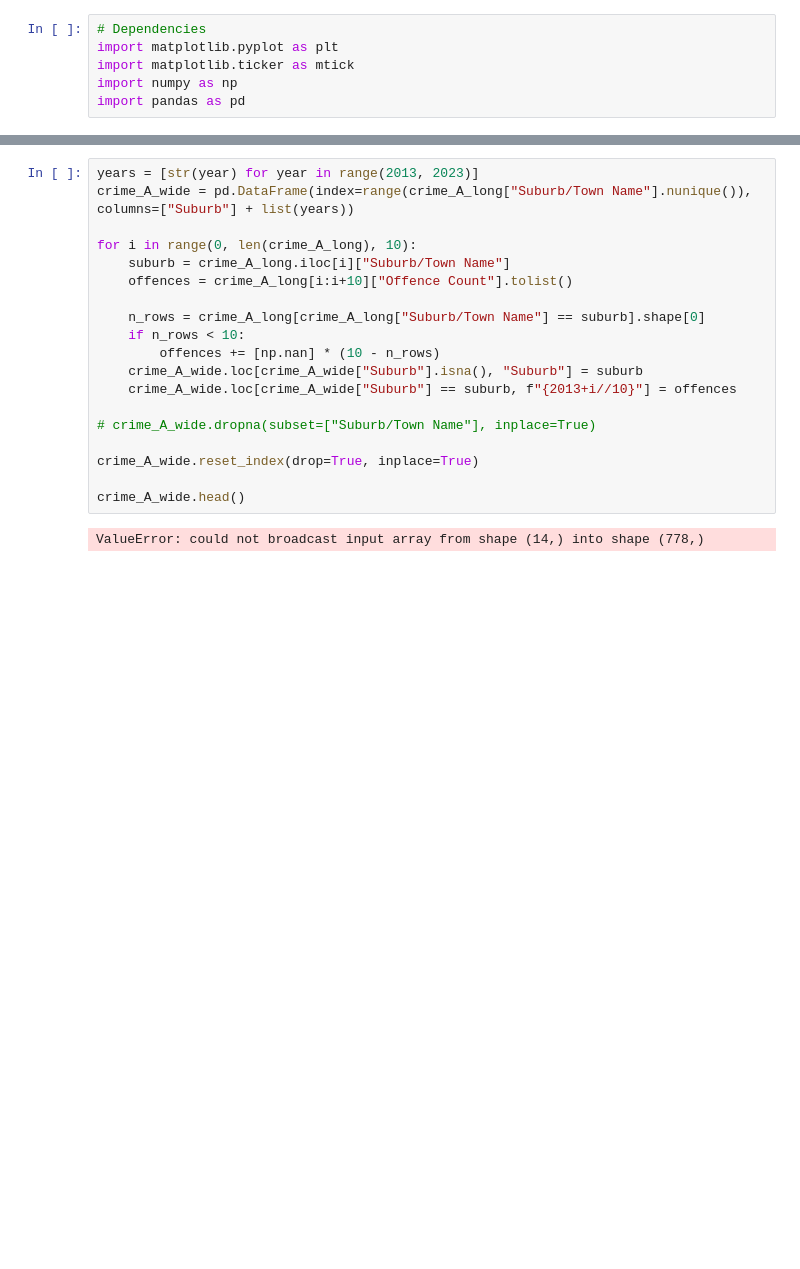
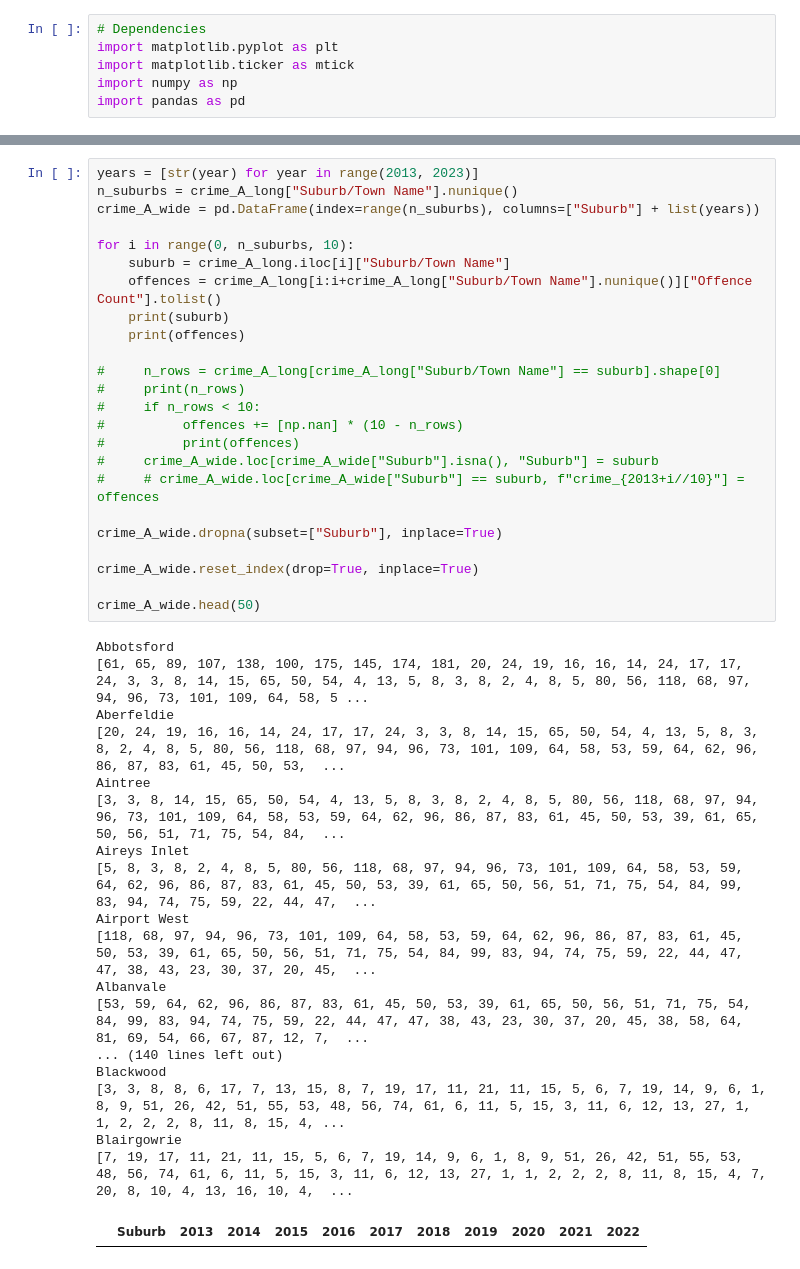
Before and after one commit to rsamma1606/proj-one-group-8, a Jupyter notebook: crime_vs_property_plotting and stats.ipynb, the cells around one changed output, grey strips where cells are left out. Drawn from its saved outputs; the diff is of its cells as text; blank space fills up the shorter version.

```diff
--- a/crime_vs_property_plotting and stats.ipynb
+++ b/crime_vs_property_plotting and stats.ipynb
@@ -128,21 +128,43 @@ temp
 # %%
 years = [str(year) for year in range(2013, 2023)]
-crime_A_wide = pd.DataFrame(index=range(crime_A_long["Suburb/Town Name"].nunique()), columns=["Suburb"] + list(years))
+n_suburbs = crime_A_long["Suburb/Town Name"].nunique()
+crime_A_wide = pd.DataFrame(index=range(n_suburbs), columns=["Suburb"] + list(years))
 
-for i in range(0, len(crime_A_long), 10):
+for i in range(0, n_suburbs, 10):
     suburb = crime_A_long.iloc[i]["Suburb/Town Name"]
-    offences = crime_A_long[i:i+10]["Offence Count"].tolist()
+    offences = crime_A_long[i:i+crime_A_long["Suburb/Town Name"].nunique()]["Offence Count"].tolist()
+    print(suburb)
+    print(offences)
 
-    n_rows = crime_A_long[crime_A_long["Suburb/Town Name"] == suburb].shape[0]
-    if n_rows < 10:
-        offences += [np.nan] * (10 - n_rows)
-    crime_A_wide.loc[crime_A_wide["Suburb"].isna(), "Suburb"] = suburb
-    crime_A_wide.loc[crime_A_wide["Suburb"] == suburb, f"{2013+i//10}"] = offences
+#     n_rows = crime_A_long[crime_A_long["Suburb/Town Name"] == suburb].shape[0]
+#     print(n_rows)
+#     if n_rows < 10:
+#          offences += [np.nan] * (10 - n_rows)
+#          print(offences)
+#     crime_A_wide.loc[crime_A_wide["Suburb"].isna(), "Suburb"] = suburb
+#     # crime_A_wide.loc[crime_A_wide["Suburb"] == suburb, f"crime_{2013+i//10}"] = offences
 
-# crime_A_wide.dropna(subset=["Suburb/Town Name"], inplace=True)
+crime_A_wide.dropna(subset=["Suburb"], inplace=True)
 
 crime_A_wide.reset_index(drop=True, inplace=True)
 
-crime_A_wide.head()
+crime_A_wide.head(50)
 # %% [output]
-ValueError: could not broadcast input array from shape (14,) into shape (778,)
+Abbotsford
+[61, 65, 89, 107, 138, 100, 175, 145, 174, 181, 20, 24, 19, 16, 16, 14, 24, 17, 17, 24, 3, 3, 8, 14, 15, 65, 50, 54, 4, 13, 5, 8, 3, 8, 2, 4, 8, 5, 80, 56, 118, 68, 97, 94, 96, 73, 101, 109, 64, 58, 5 ...
+Aberfeldie
+[20, 24, 19, 16, 16, 14, 24, 17, 17, 24, 3, 3, 8, 14, 15, 65, 50, 54, 4, 13, 5, 8, 3, 8, 2, 4, 8, 5, 80, 56, 118, 68, 97, 94, 96, 73, 101, 109, 64, 58, 53, 59, 64, 62, 96, 86, 87, 83, 61, 45, 50, 53,  ...
+Aintree
+[3, 3, 8, 14, 15, 65, 50, 54, 4, 13, 5, 8, 3, 8, 2, 4, 8, 5, 80, 56, 118, 68, 97, 94, 96, 73, 101, 109, 64, 58, 53, 59, 64, 62, 96, 86, 87, 83, 61, 45, 50, 53, 39, 61, 65, 50, 56, 51, 71, 75, 54, 84,  ...
+Aireys Inlet
+[5, 8, 3, 8, 2, 4, 8, 5, 80, 56, 118, 68, 97, 94, 96, 73, 101, 109, 64, 58, 53, 59, 64, 62, 96, 86, 87, 83, 61, 45, 50, 53, 39, 61, 65, 50, 56, 51, 71, 75, 54, 84, 99, 83, 94, 74, 75, 59, 22, 44, 47,  ...
+Airport West
+[118, 68, 97, 94, 96, 73, 101, 109, 64, 58, 53, 59, 64, 62, 96, 86, 87, 83, 61, 45, 50, 53, 39, 61, 65, 50, 56, 51, 71, 75, 54, 84, 99, 83, 94, 74, 75, 59, 22, 44, 47, 47, 38, 43, 23, 30, 37, 20, 45,  ...
+Albanvale
+[53, 59, 64, 62, 96, 86, 87, 83, 61, 45, 50, 53, 39, 61, 65, 50, 56, 51, 71, 75, 54, 84, 99, 83, 94, 74, 75, 59, 22, 44, 47, 47, 38, 43, 23, 30, 37, 20, 45, 38, 58, 64, 81, 69, 54, 66, 67, 87, 12, 7,  ...
+... (140 lines left out)
+Blackwood
+[3, 3, 8, 8, 6, 17, 7, 13, 15, 8, 7, 19, 17, 11, 21, 11, 15, 5, 6, 7, 19, 14, 9, 6, 1, 8, 9, 51, 26, 42, 51, 55, 53, 48, 56, 74, 61, 6, 11, 5, 15, 3, 11, 6, 12, 13, 27, 1, 1, 2, 2, 2, 8, 11, 8, 15, 4, ...
+Blairgowrie
+[7, 19, 17, 11, 21, 11, 15, 5, 6, 7, 19, 14, 9, 6, 1, 8, 9, 51, 26, 42, 51, 55, 53, 48, 56, 74, 61, 6, 11, 5, 15, 3, 11, 6, 12, 13, 27, 1, 1, 2, 2, 2, 8, 11, 8, 15, 4, 7, 20, 8, 10, 4, 13, 16, 10, 4,  ...
+|  | Suburb | 2013 | 2014 | 2015 | 2016 | 2017 | 2018 | 2019 | 2020 | 2021 | 2022 |
```
Also changed, not shown: parts of 3 cells of this notebook, 10 other files.
